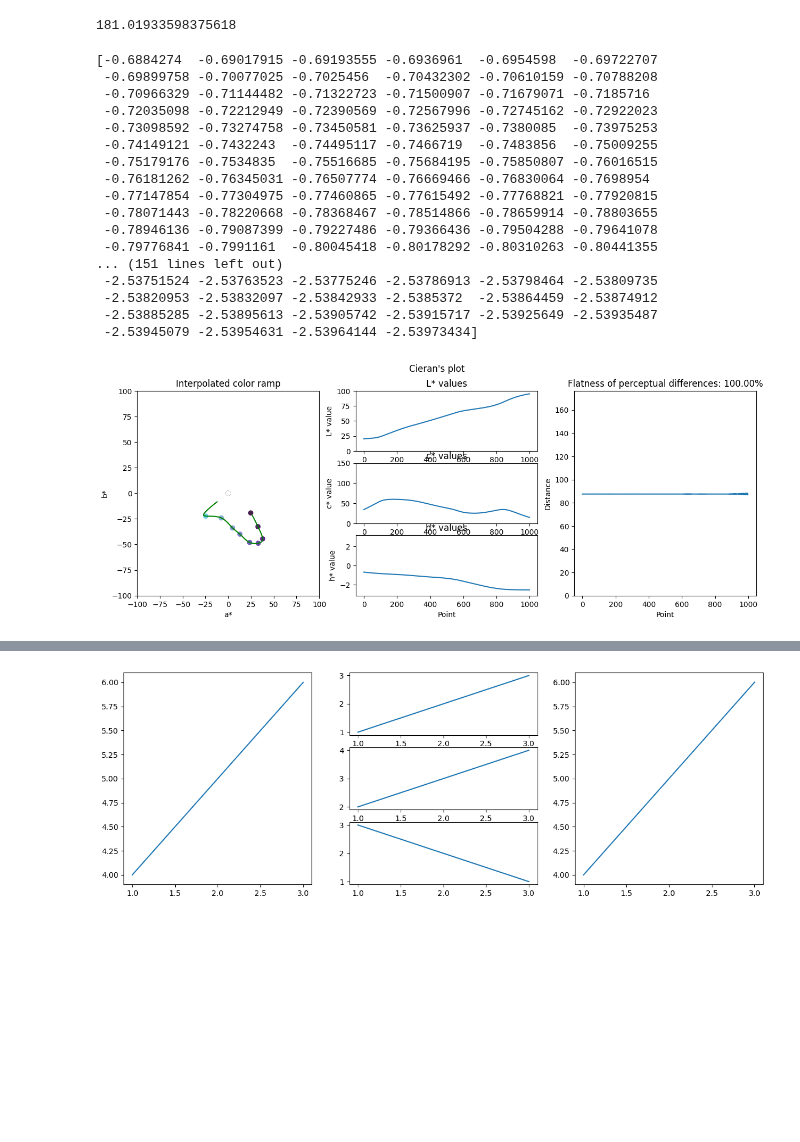
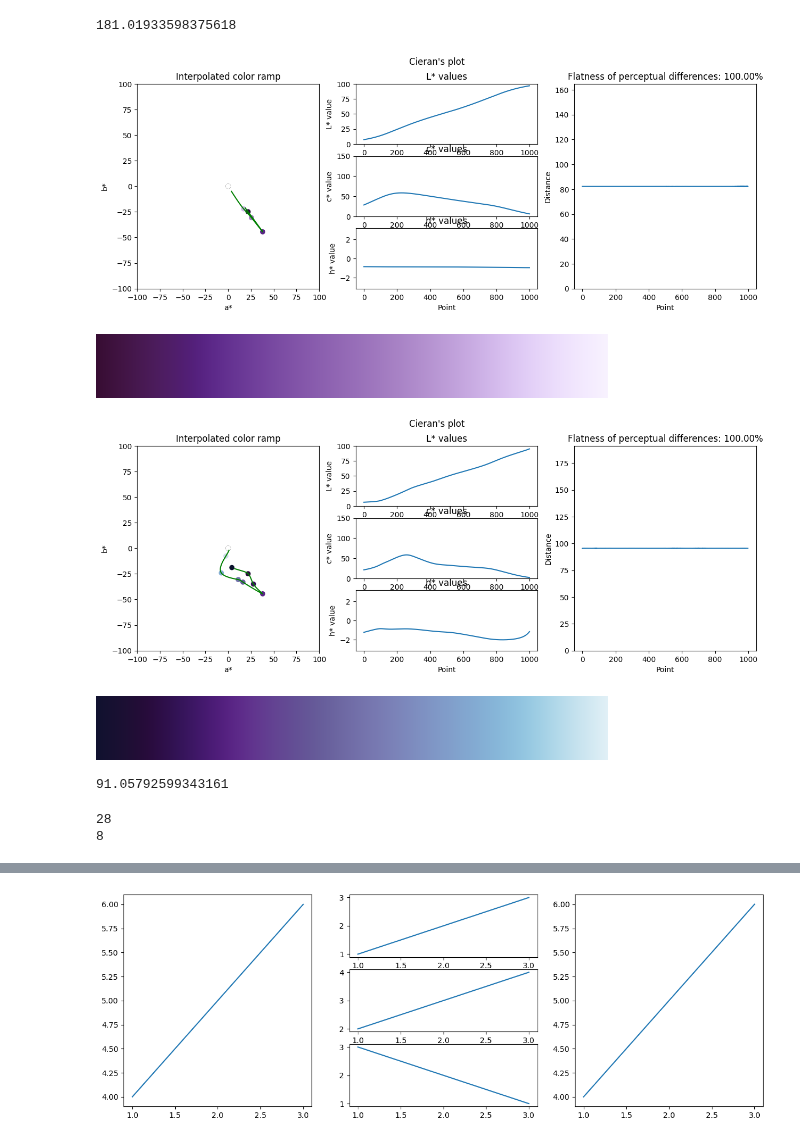
Before and after one commit to matthhong/cieran, a Jupyter notebook: ramping.ipynb, the cells around one changed output, grey strips where cells are left out. Saved outputs shown, nothing was run; the diff lists cells and outputs as text; code cells hidden in the pictures; blank space fills up the shorter version.

```diff
--- a/ramping.ipynb
+++ b/ramping.ipynb
@@ -26,24 +23,36 @@ import math
 math.sqrt(128**2 + 128**2)
 # %% [output]
 181.01933598375618
+# %%
+cieran = Cieran(waypoints, obstacles, rad_obstacles=20, truncate_front=0.10, truncate_back=0.02, min_c=0)
+cieran.plot_all()
+# %% [output]
+[figure, added]
 # %%
-cieran.plot_all()
+cieran.cmap
 # %% [output]
-[-0.6884274  -0.69017915 -0.69193555 -0.6936961  -0.6954598  -0.69722707
- -0.69899758 -0.70077025 -0.7025456  -0.70432302 -0.70610159 -0.70788208
- -0.70966329 -0.71144482 -0.71322723 -0.71500907 -0.71679071 -0.7185716
- -0.72035098 -0.72212949 -0.72390569 -0.72567996 -0.72745162 -0.72922023
- -0.73098592 -0.73274758 -0.73450581 -0.73625937 -0.7380085  -0.73975253
- -0.74149121 -0.7432243  -0.74495117 -0.7466719  -0.7483856  -0.75009255
- -0.75179176 -0.7534835  -0.75516685 -0.75684195 -0.75850807 -0.76016515
- -0.76181262 -0.76345031 -0.76507774 -0.76669466 -0.76830064 -0.7698954
- -0.77147854 -0.77304975 -0.77460865 -0.77615492 -0.77768821 -0.77920815
- -0.78071443 -0.78220668 -0.78368467 -0.78514866 -0.78659914 -0.78803655
- -0.78946136 -0.79087399 -0.79227486 -0.79366436 -0.79504288 -0.79641078
- -0.79776841 -0.7991161  -0.80045418 -0.80178292 -0.80310263 -0.80441355
-... (151 lines left out)
- -2.53751524 -2.53763523 -2.53775246 -2.53786913 -2.53798464 -2.53809735
- -2.53820953 -2.53832097 -2.53842933 -2.5385372  -2.53864459 -2.53874912
- -2.53885285 -2.53895613 -2.53905742 -2.53915717 -2.53925649 -2.53935487
- -2.53945079 -2.53954631 -2.53964144 -2.53973434]
-[figure, old version]
+[figure, new version]
+# %%
+cieran = Cieran(waypoints, obstacles, rad_obstacles=20, truncate_front=0.08, truncate_back=0.02, min_c=0)
+cieran.plot_all()
+# %% [output]
+[figure, added]
+# %%
+cieran.cmap
+# %% [output]
+[figure, added]
+# %%
+# Compute the total variation of list_a
+def total_variation(list_a):
+    return sum([abs(list_a[i] - list_a[i+1]) for i in range(len(list_a)-1)])
+
+total_variation(list_a)
+# %% [output]
+91.05792599343161
+# %%
+list_a = [0, 8, 14, 8, 0]
+print(total_variation(list_a))
+print(lipschitz(list_a))
+# %% [output]
+28
+8
```
Also changed, not shown: parts of 5 cells of this notebook, 6 other files.
